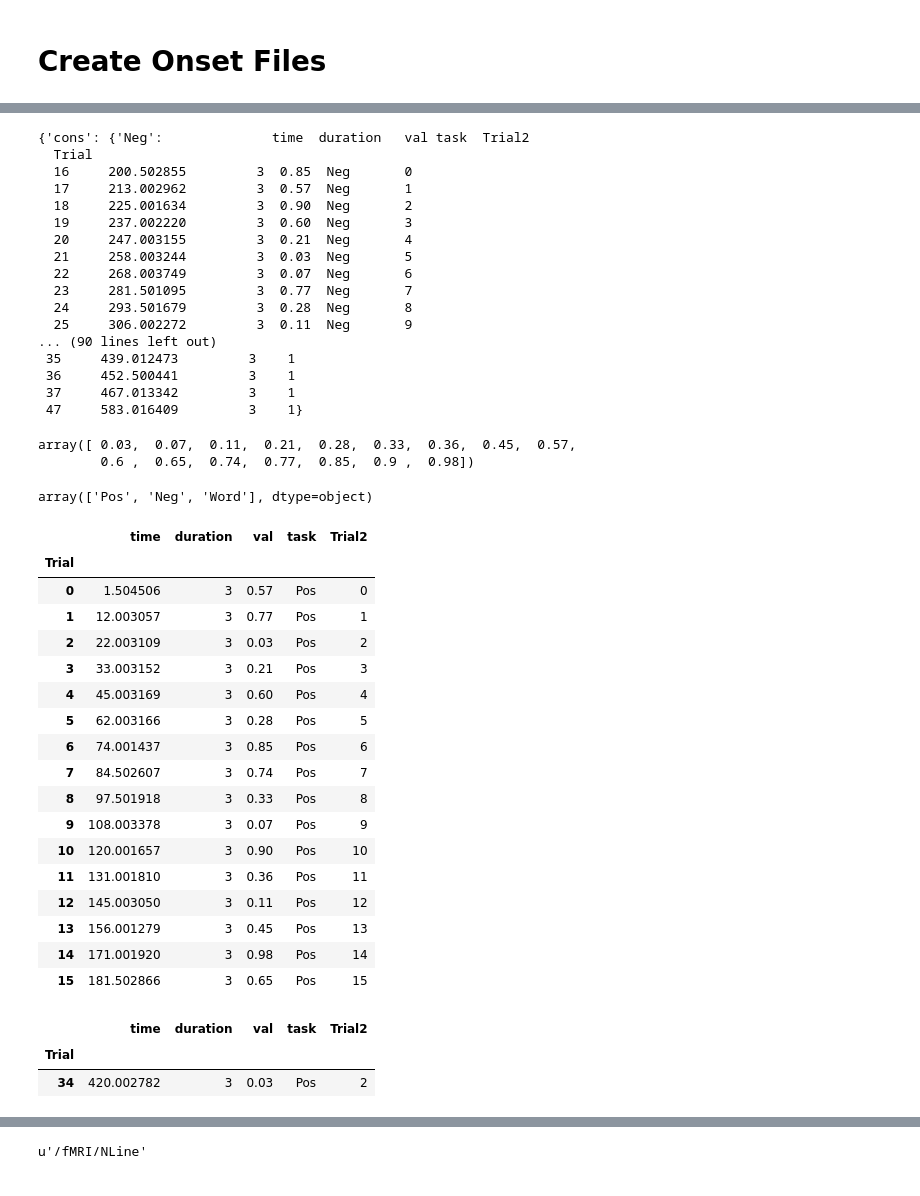
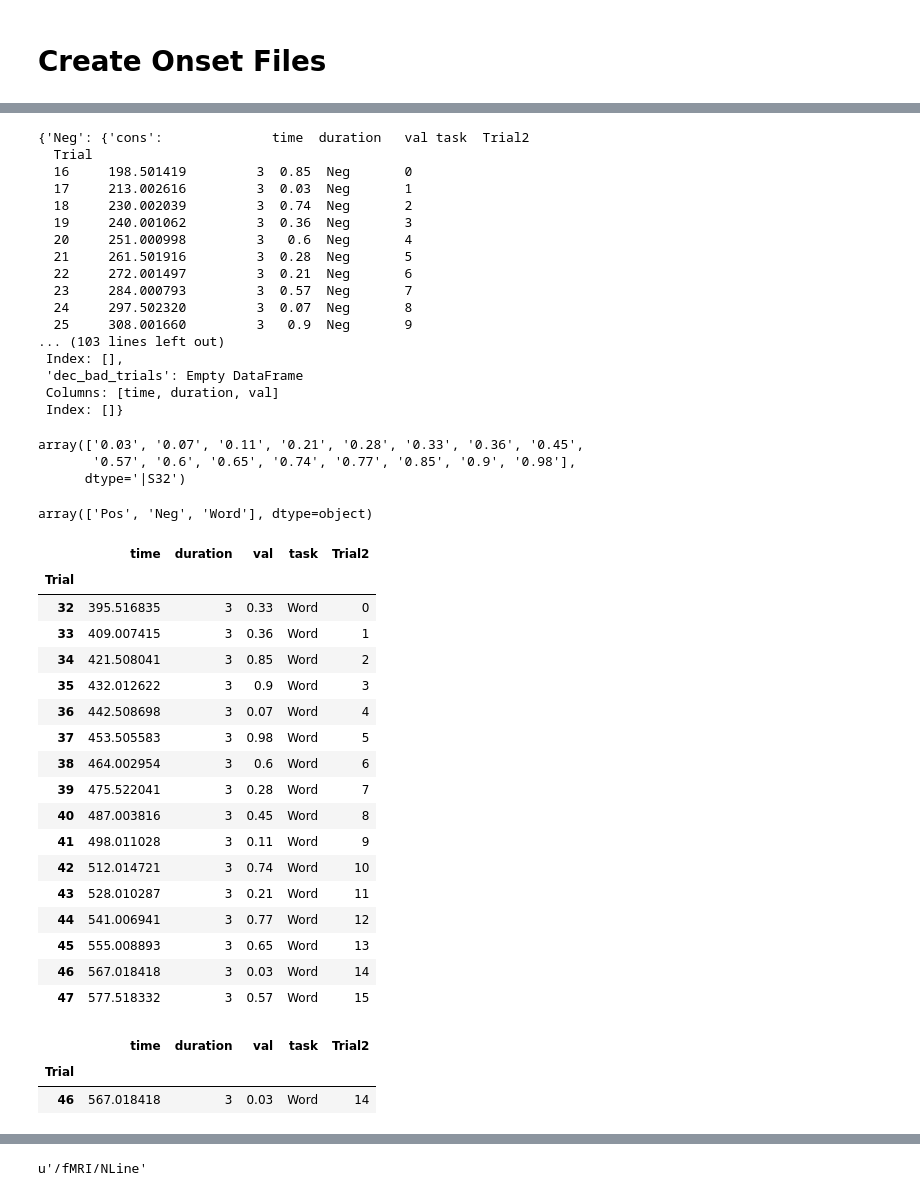
Before and after one commit to franink/Fractions, a Jupyter notebook: Data_Analyses/NLine_LSS_select_Volumes.ipynb, the cells around one changed output, grey strips where cells are left out. Saved outputs shown, nothing was run; the diff lists cells and outputs as text; code cells hidden in the pictures.

```diff
--- a/Data_Analyses/NLine_LSS_select_Volumes.ipynb
+++ b/Data_Analyses/NLine_LSS_select_Volumes.ipynb
@@ -498,63 +521,65 @@ Pos
 # %%
-big_dict['s_02009']['run1']
+big_dict['s_02018']['run1']
 # %% [output]
-{'cons': {'Neg':              time  duration   val task  Trial2
+{'Neg': {'cons':              time  duration   val task  Trial2
   Trial
-  16     200.502855         3  0.85  Neg       0
-  17     213.002962         3  0.57  Neg       1
-  18     225.001634         3  0.90  Neg       2
-  19     237.002220         3  0.60  Neg       3
-  20     247.003155         3  0.21  Neg       4
-  21     258.003244         3  0.03  Neg       5
-  22     268.003749         3  0.07  Neg       6
-  23     281.501095         3  0.77  Neg       7
-  24     293.501679         3  0.28  Neg       8
-  25     306.002272         3  0.11  Neg       9
-... (90 lines left out)
- 35     439.012473         3    1
- 36     452.500441         3    1
- 37     467.013342         3    1
- 47     583.016409         3    1}
+  16     198.501419         3  0.85  Neg       0
+  17     213.002616         3  0.03  Neg       1
+  18     230.002039         3  0.74  Neg       2
+  19     240.001062         3  0.36  Neg       3
+  20     251.000998         3   0.6  Neg       4
+  21     261.501916         3  0.28  Neg       5
+  22     272.001497         3  0.21  Neg       6
+  23     284.000793         3  0.57  Neg       7
+  24     297.502320         3  0.07  Neg       8
+  25     308.001660         3   0.9  Neg       9
+... (103 lines left out)
+ Index: [],
+ 'dec_bad_trials': Empty DataFrame
+ Columns: [time, duration, val]
+ Index: []}
 # %%
 values = nline_df.Line_pct.unique()
 values.sort()
+values = values.astype(str)
 values
 # %% [output]
-array([ 0.03,  0.07,  0.11,  0.21,  0.28,  0.33,  0.36,  0.45,  0.57,
-        0.6 ,  0.65,  0.74,  0.77,  0.85,  0.9 ,  0.98])
+array(['0.03', '0.07', '0.11', '0.21', '0.28', '0.33', '0.36', '0.45',
+       '0.57', '0.6', '0.65', '0.74', '0.77', '0.85', '0.9', '0.98'],
+      dtype='|S32')
 # %%
 tasks = nline_df.Task.unique()
 tasks
 # %% [output]
 array(['Pos', 'Neg', 'Word'], dtype=object)
 # %%
-big_dict['s_02009']['run1']['cons']['Pos']
+big_dict['s_02003']['run1']['Word']['cons']
 # %% [output]
 |  | time | duration | val | task | Trial2 |
 | Trial |  |  |  |  |  |
-| 0 | 1.504506 | 3 | 0.57 | Pos | 0 |
-| 1 | 12.003057 | 3 | 0.77 | Pos | 1 |
-| 2 | 22.003109 | 3 | 0.03 | Pos | 2 |
-| 3 | 33.003152 | 3 | 0.21 | Pos | 3 |
-| 4 | 45.003169 | 3 | 0.60 | Pos | 4 |
-| 5 | 62.003166 | 3 | 0.28 | Pos | 5 |
-| 6 | 74.001437 | 3 | 0.85 | Pos | 6 |
-| 7 | 84.502607 | 3 | 0.74 | Pos | 7 |
-| 8 | 97.501918 | 3 | 0.33 | Pos | 8 |
-| 9 | 108.003378 | 3 | 0.07 | Pos | 9 |
-| 10 | 120.001657 | 3 | 0.90 | Pos | 10 |
-| 11 | 131.001810 | 3 | 0.36 | Pos | 11 |
-| 12 | 145.003050 | 3 | 0.11 | Pos | 12 |
-| 13 | 156.001279 | 3 | 0.45 | Pos | 13 |
-| 14 | 171.001920 | 3 | 0.98 | Pos | 14 |
-| 15 | 181.502866 | 3 | 0.65 | Pos | 15 |
+| 32 | 395.516835 | 3 | 0.33 | Word | 0 |
+| 33 | 409.007415 | 3 | 0.36 | Word | 1 |
+| 34 | 421.508041 | 3 | 0.85 | Word | 2 |
+| 35 | 432.012622 | 3 | 0.9 | Word | 3 |
+| 36 | 442.508698 | 3 | 0.07 | Word | 4 |
+| 37 | 453.505583 | 3 | 0.98 | Word | 5 |
+| 38 | 464.002954 | 3 | 0.6 | Word | 6 |
+| 39 | 475.522041 | 3 | 0.28 | Word | 7 |
+| 40 | 487.003816 | 3 | 0.45 | Word | 8 |
+| 41 | 498.011028 | 3 | 0.11 | Word | 9 |
+| 42 | 512.014721 | 3 | 0.74 | Word | 10 |
+| 43 | 528.010287 | 3 | 0.21 | Word | 11 |
+| 44 | 541.006941 | 3 | 0.77 | Word | 12 |
+| 45 | 555.008893 | 3 | 0.65 | Word | 13 |
+| 46 | 567.018418 | 3 | 0.03 | Word | 14 |
+| 47 | 577.518332 | 3 | 0.57 | Word | 15 |
 # %%
-x = big_dict['s_02009']['run2']['cons']['Pos'][big_dict['s_02009']['run2']['cons']['Pos']['val']==0.03]
+x = big_dict['s_02003']['run1']['Word']['cons'][big_dict['s_02003']['run1']['Word']['cons']['val']=='0.03']
 x
 # %% [output]
 |  | time | duration | val | task | Trial2 |
 | Trial |  |  |  |  |  |
-| 34 | 420.002782 | 3 | 0.03 | Pos | 2 |
+| 46 | 567.018418 | 3 | 0.03 | Word | 14 |
 # %%
 big_dict.keys()
 # %% [output]
```
Also changed, not shown: parts of 34 cells of this notebook, 2 other files.
